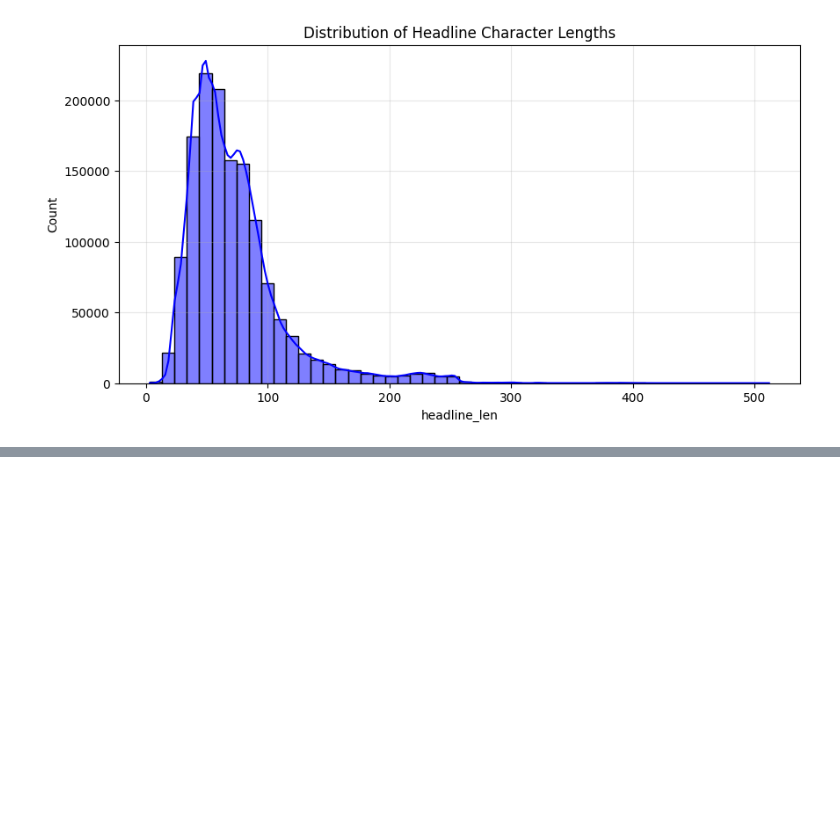
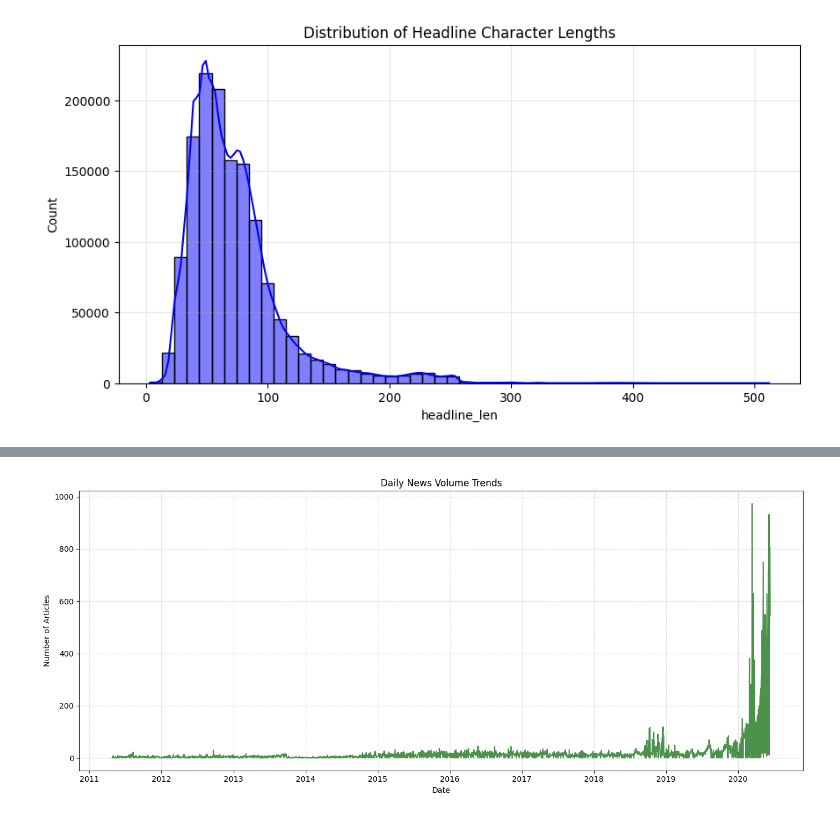
Before and after one commit to hk12214/news-sentiment-analysis, a Jupyter notebook: notebooks/eda_analysis.ipynb, the cells around one changed output, grey strips where cells are left out. Cells and saved outputs as stored; diff of their text form; code cells hidden in the pictures; blank space fills up the shorter version.

Commit message:
feat: analyze news volume trends and identify publication spikes

```diff
--- a/notebooks/eda_analysis.ipynb
+++ b/notebooks/eda_analysis.ipynb
@@ -62,0 +66,7 @@ plt.show()
+# %%
+# 1. Convert date to datetime format
+df['date'] = pd.to_datetime(df['date'], errors='coerce')
+# %%
+# 2. Aggregating by day
+df['pub_day'] = df['date'].dt.date
+daily_counts = df['pub_day'].value_counts().sort_index()
@@ -62,0 +87,12 @@ plt.show()
+# %%
+# Visualization 2: News Volume Over Time
+plt.figure(figsize=(14, 6))
+daily_counts.plot(kind='line', color='darkgreen', alpha=0.7)
+plt.title('Daily News Volume Trends')
+plt.xlabel('Date')
+plt.ylabel('Number of Articles')
+plt.grid(True, linestyle='--', alpha=0.5)
+plt.tight_layout()
+plt.show()
+# %% [output]
+[figure, added]
```
Also changed, not shown: parts of 3 cells of this notebook.
